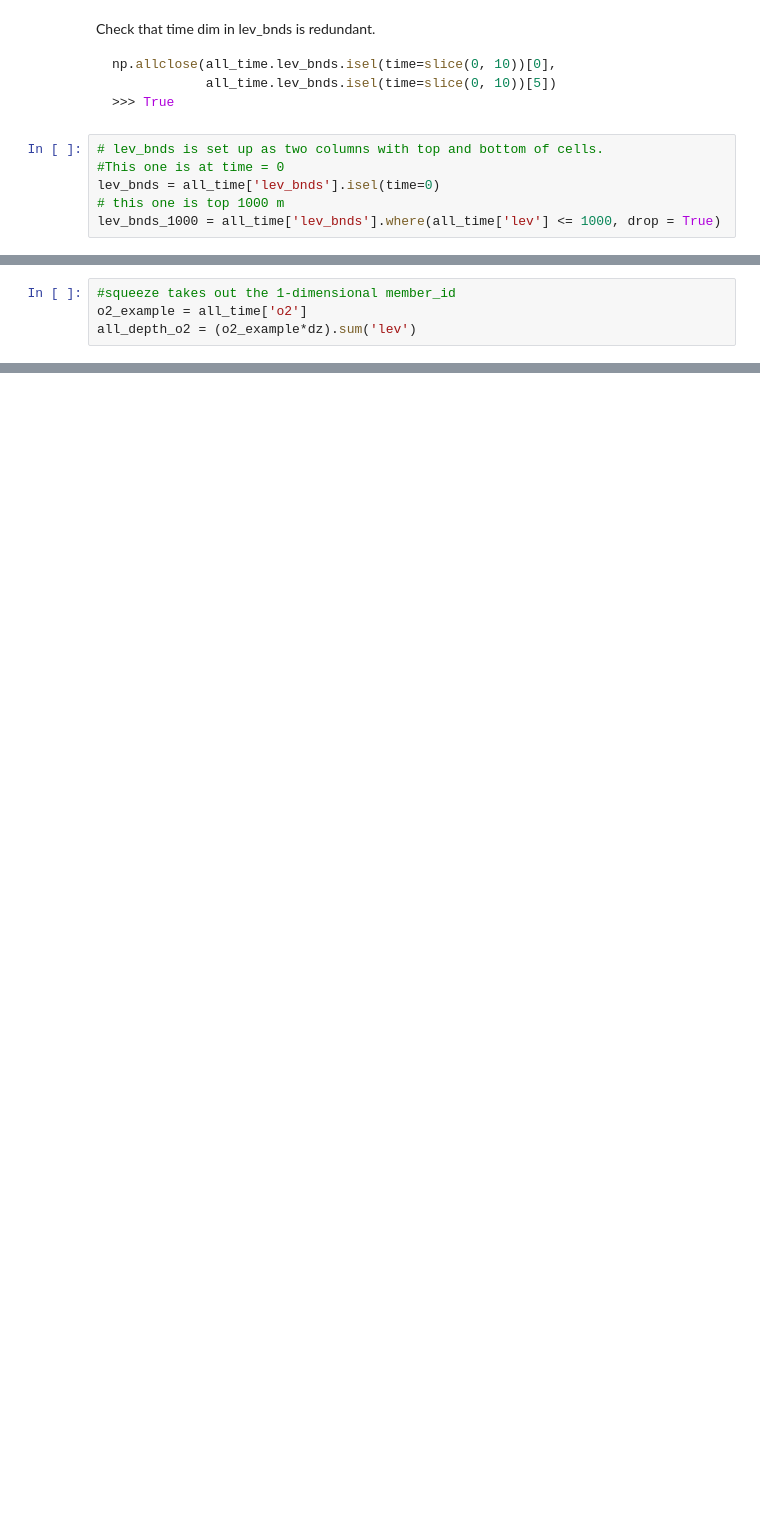
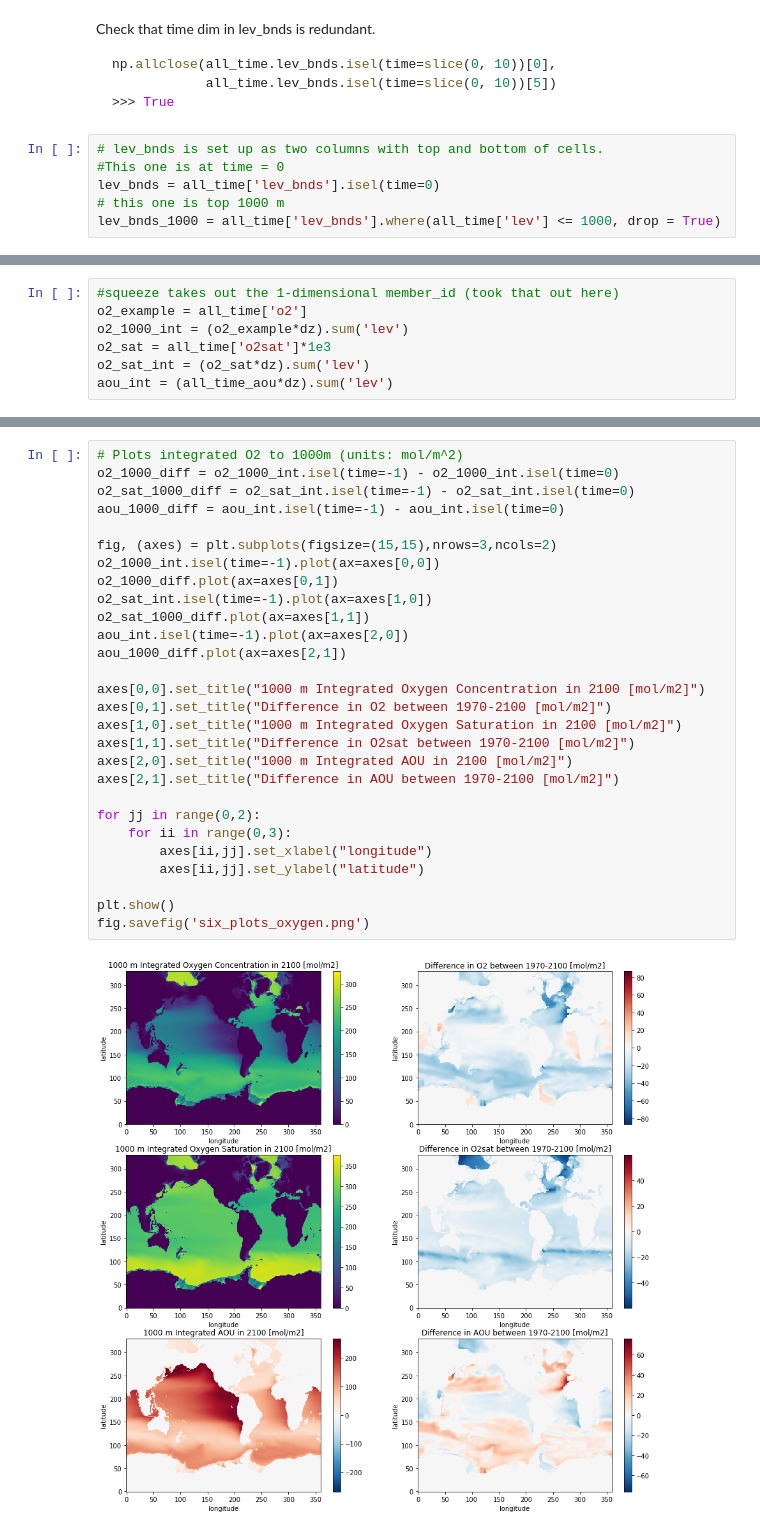
Before and after one commit to matt-long/cmip6hack-ocean-o2, a Jupyter notebook: notebooks/AOU_v_O2sat.ipynb, the cells around one changed output, grey strips where cells are left out. Saved outputs shown, nothing was run; the diff lists cells and outputs as text; blank space fills up the shorter version.

```diff
--- a/notebooks/AOU_v_O2sat.ipynb
+++ b/notebooks/AOU_v_O2sat.ipynb
@@ -382,4 +361,7 @@ Coordinates:
 # %%
-#squeeze takes out the 1-dimensional member_id
+#squeeze takes out the 1-dimensional member_id (took that out here)
 o2_example = all_time['o2']
-all_depth_o2 = (o2_example*dz).sum('lev')
+o2_1000_int = (o2_example*dz).sum('lev')
+o2_sat = all_time['o2sat']*1e3
+o2_sat_int = (o2_sat*dz).sum('lev')
+aou_int = (all_time_aou*dz).sum('lev')
@@ -395 +368,31 @@ NameError: name 'all_time' is not defined
+# %%
+# Plots integrated O2 to 1000m (units: mol/m^2)
+o2_1000_diff = o2_1000_int.isel(time=-1) - o2_1000_int.isel(time=0)
+o2_sat_1000_diff = o2_sat_int.isel(time=-1) - o2_sat_int.isel(time=0)
+aou_1000_diff = aou_int.isel(time=-1) - aou_int.isel(time=0)
+
+fig, (axes) = plt.subplots(figsize=(15,15),nrows=3,ncols=2)
+o2_1000_int.isel(time=-1).plot(ax=axes[0,0])
+o2_1000_diff.plot(ax=axes[0,1])
+o2_sat_int.isel(time=-1).plot(ax=axes[1,0])
+o2_sat_1000_diff.plot(ax=axes[1,1])
+aou_int.isel(time=-1).plot(ax=axes[2,0])
+aou_1000_diff.plot(ax=axes[2,1])
+
+axes[0,0].set_title("1000 m Integrated Oxygen Concentration in 2100 [mol/m2]")
+axes[0,1].set_title("Difference in O2 between 1970-2100 [mol/m2]")
+axes[1,0].set_title("1000 m Integrated Oxygen Saturation in 2100 [mol/m2]")
+axes[1,1].set_title("Difference in O2sat between 1970-2100 [mol/m2]")
+axes[2,0].set_title("1000 m Integrated AOU in 2100 [mol/m2]")
+axes[2,1].set_title("Difference in AOU between 1970-2100 [mol/m2]")
+
+for jj in range(0,2):
+    for ii in range(0,3):
+        axes[ii,jj].set_xlabel("longitude")
+        axes[ii,jj].set_ylabel("latitude")
+
+plt.show()
+fig.savefig('six_plots_oxygen.png')
+# %% [output]
+[figure, added]
 # %%
```
Also changed, not shown: parts of 39 cells of this notebook.
